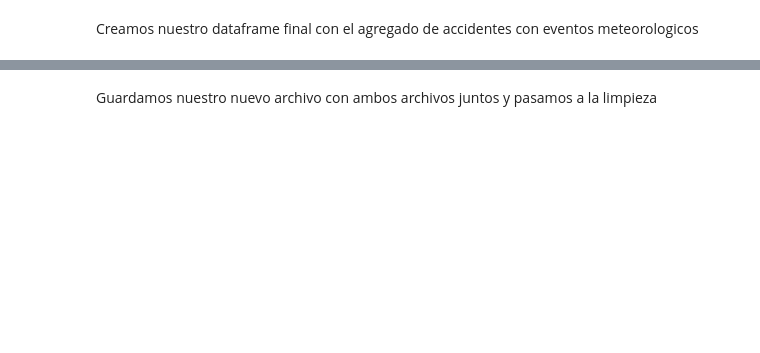
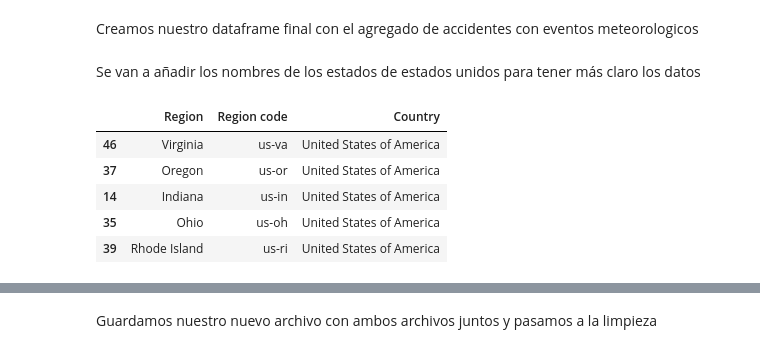
Before and after one commit to inaki1987/05.ProyectoPOWERMBA, a Jupyter notebook: notebooks/01.EDA_preliminar.ipynb, the cells around one changed output, grey strips where cells are left out. Drawn from its saved outputs; the diff is of its cells as text; code cells hidden in the pictures; blank space fills up the shorter version.

```diff
--- a/notebooks/01.EDA_preliminar.ipynb
+++ b/notebooks/01.EDA_preliminar.ipynb
@@ -231,2 +223,14 @@ df_final = acc_agg.merge(
     how="left"
 )
+# %% [markdown]
+Se van a añadir los nombres de los estados de estados unidos para tener más claro los datos
+# %%
+df_states = pd.read_csv('../data/raw/United States - Region Codes.csv', low_memory=False)
+df_states.sample(5)
+# %% [output]
+|  | Region | Region code | Country |
+| 46 | Virginia | us-va | United States of America |
+| 37 | Oregon | us-or | United States of America |
+| 14 | Indiana | us-in | United States of America |
+| 35 | Ohio | us-oh | United States of America |
+| 39 | Rhode Island | us-ri | United States of America |
```
Also changed, not shown: parts of 22 cells of this notebook.
